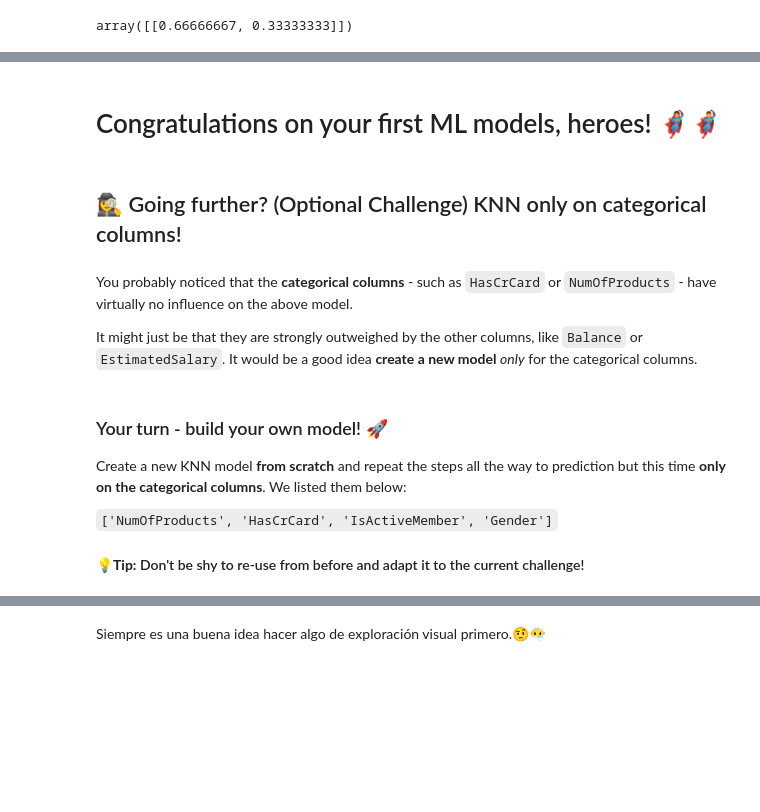
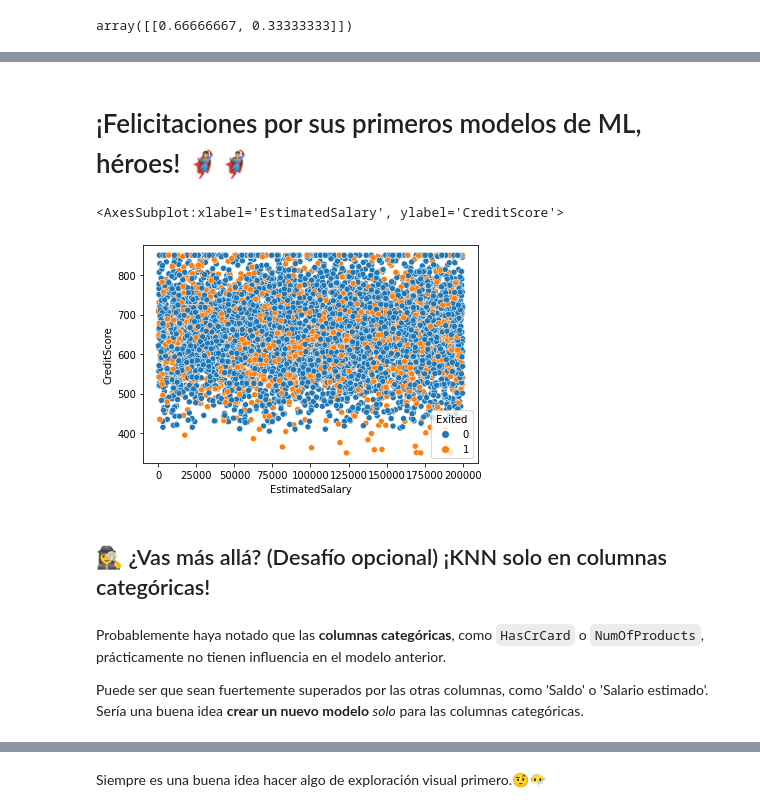
Before and after one commit to rusgar/Lines-of-Regression--KNN, a Jupyter notebook: Churn_machine.ipynb, the cells around one changed output, grey strips where cells are left out. Cells and saved outputs as stored; diff of their text form; code cells hidden in the pictures; blank space fills up the shorter version.

```diff
--- a/Churn_machine.ipynb
+++ b/Churn_machine.ipynb
@@ -158,16 +152,14 @@ array([['CreditScore', 7.833920877399203e-05],
-# %% [markdown]
-# Congratulations on your first ML models, heroes! 🦸‍♀️🦸‍♂️
-# %% [markdown]
-## 🕵️‍♀️ Going further? (Optional Challenge) KNN only on categorical columns!
-# %% [markdown]
-You probably noticed that the **categorical columns** - such as `HasCrCard` or `NumOfProducts` - have virtually no influence on the above model.
-
-It might just be that they are strongly outweighed by the other columns, like `Balance` or `EstimatedSalary`. It would be a good idea **create a new model** *only* for the categorical columns.
-# %% [markdown]
-### Your turn - build your own model! 🚀
-
-Create a new KNN model **from scratch** and repeat the steps all the way to prediction but this time **only on the categorical columns**. We listed them below:
-
-`['NumOfProducts', 'HasCrCard', 'IsActiveMember', 'Gender']`
-
-#### **💡Tip:**  Don't be shy to re-use from before and adapt it to the current challenge!
+# %% [markdown]
+
+# ¡Felicitaciones por sus primeros modelos de ML, héroes!   ‍🦸‍♀️🦸‍♂️
+# %%
+sns.scatterplot(data=churn, x='EstimatedSalary', y='CreditScore', hue='Exited')
+# %% [output]
+<AxesSubplot:xlabel='EstimatedSalary', ylabel='CreditScore'>
+[figure, added]
+# %% [markdown]
+## 🕵️‍♀️ ¿Vas más allá? (Desafío opcional) ¡KNN solo en columnas categóricas!
+# %% [markdown]
+Probablemente haya notado que las **columnas categóricas**, como `HasCrCard` o `NumOfProducts`, prácticamente no tienen influencia en el modelo anterior.
+
+Puede ser que sean fuertemente superados por las otras columnas, como 'Saldo' o 'Salario estimado'. Sería una buena idea **crear un nuevo modelo** *solo* para las columnas categóricas.
```
Also changed, not shown: parts of 21 cells of this notebook.
